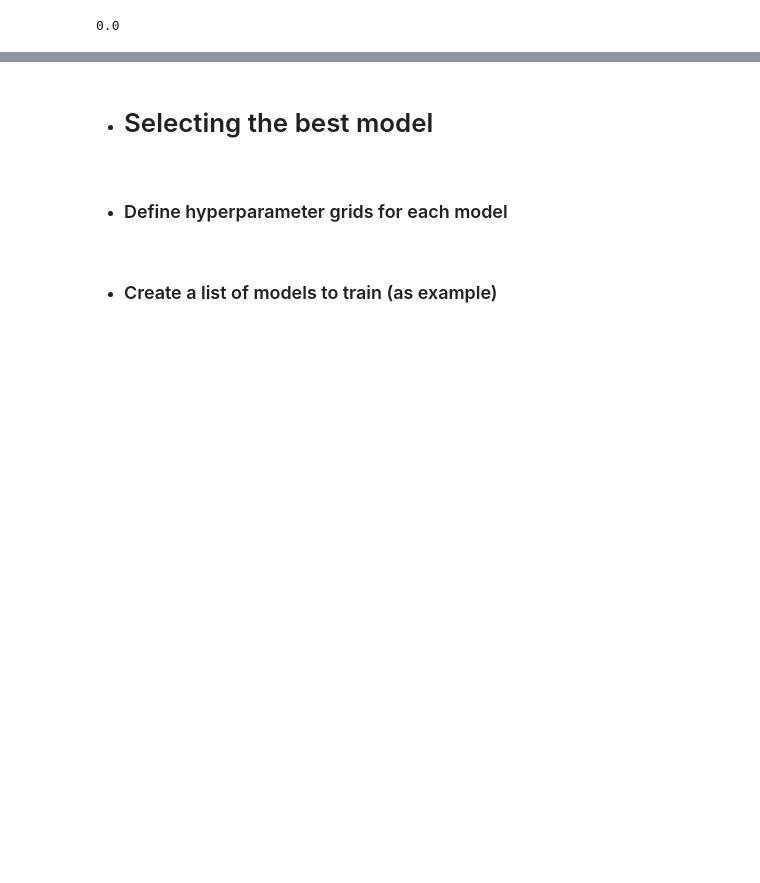
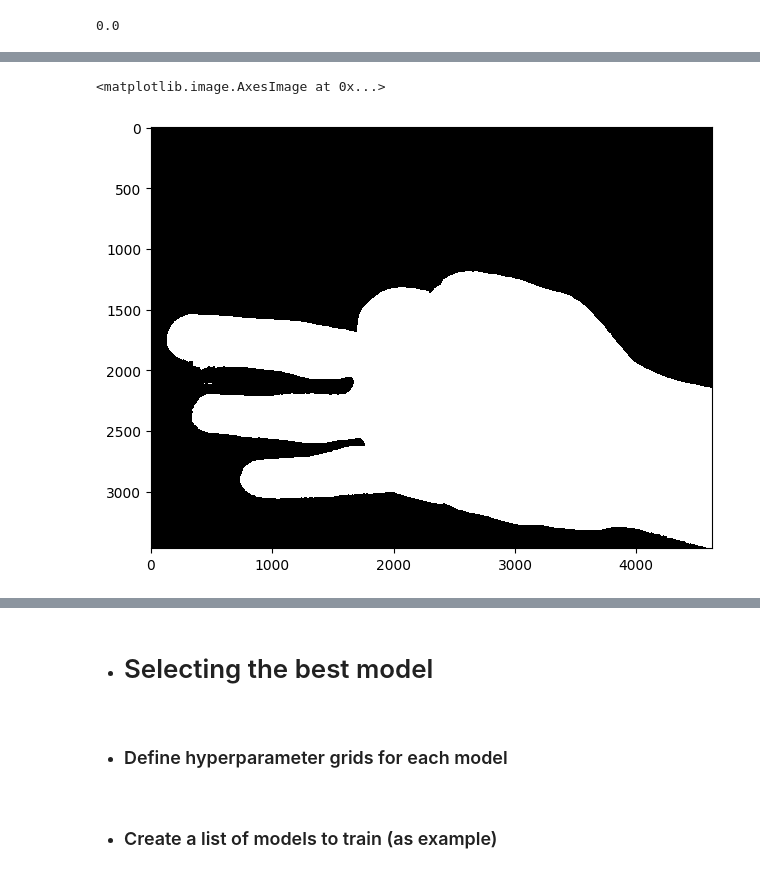
Before and after one commit to khaHesham/Hand-Gesture-Recognition, a Jupyter notebook: init_workspace.ipynb, the cells around one changed output, grey strips where cells are left out. Drawn from its saved outputs; the diff is of its cells as text; code cells hidden in the pictures; blank space fills up the shorter version.

```diff
--- a/init_workspace.ipynb
+++ b/init_workspace.ipynb
@@ -630,3 +682,8 @@ print(y_pred,labels)
+# %%
+io.imshow(segment(io.imread('testData\(5).jpg')))
+# %% [output]
+<matplotlib.image.AxesImage at 0x...>
+[figure, added]
 # %%
 print(1-(np.sum(labels != y_pred))/len(labels))
 # %% [output]
```
Also changed, not shown: parts of 27 cells of this notebook, 8 other files.
